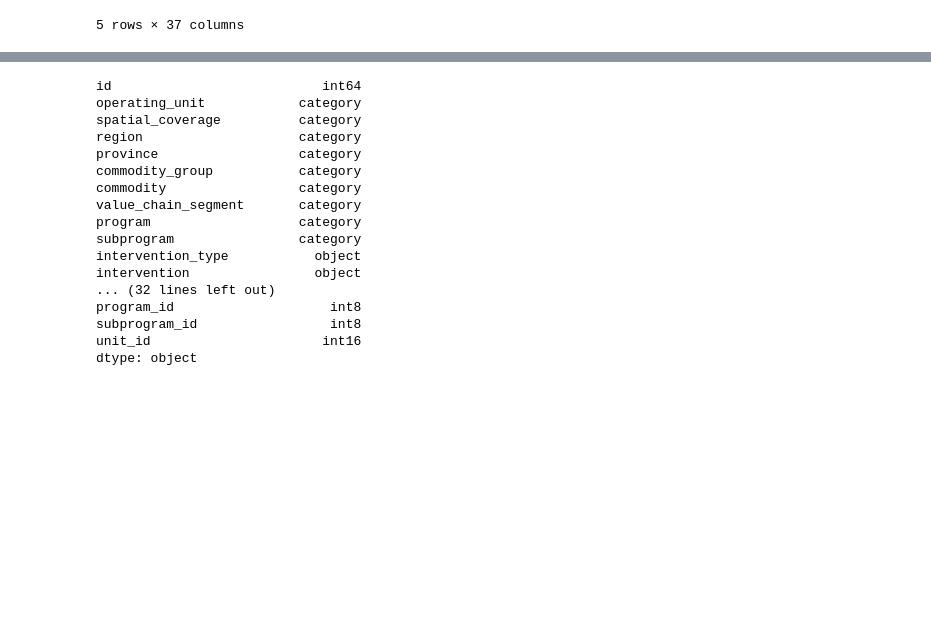
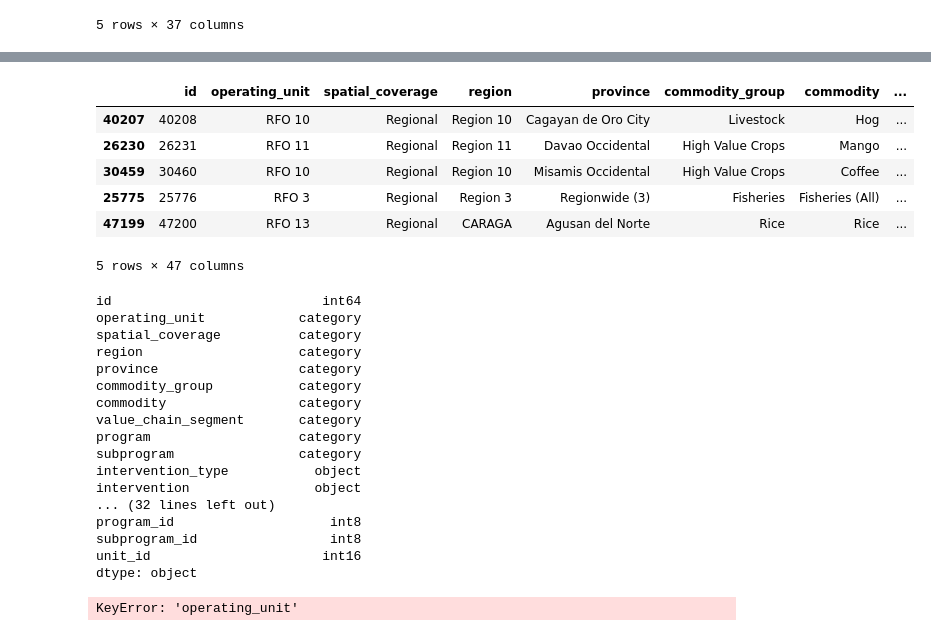
Before and after one commit to mlab817/notebooks, a Jupyter notebook: export_to_csv.ipynb, the cells around one changed output, grey strips where cells are left out. Cells and saved outputs as stored; diff of their text form; code cells hidden in the pictures; blank space fills up the shorter version.

```diff
--- a/export_to_csv.ipynb
+++ b/export_to_csv.ipynb
@@ -64,22 +77,36 @@ df.sample(5)
 5 rows × 47 columns
-# %%
-df.dtypes
-# %% [output]
-id                           int64
-operating_unit            category
-spatial_coverage          category
-region                    category
-province                  category
-commodity_group           category
-commodity                 category
-value_chain_segment       category
-program                   category
-subprogram                category
-intervention_type           object
-intervention                object
-... (32 lines left out)
-program_id                    int8
-subprogram_id                 int8
-unit_id                      int16
-dtype: object
+# %%
+# I noticed that some data seem to be missing in the investment_total and I am guessing it's because of adding some invalid raw data
+# So I changed the investment_total into sum of the investment_n columns
+df['investment_total'] = (df['investment_1'] + df['investment_2'] + df['investment_3'] + df['investment_4'] + df['investment_5'] + df['investment_6'])
+df.sample(5)
+# %% [output]
+|  | id | operating_unit | spatial_coverage | region | province | commodity_group | commodity | ... |
+| 40207 | 40208 | RFO 10 | Regional | Region 10 | Cagayan de Oro City | Livestock | Hog | ... |
+| 26230 | 26231 | RFO 11 | Regional | Region 11 | Davao Occidental | High Value Crops | Mango | ... |
+| 30459 | 30460 | RFO 10 | Regional | Region 10 | Misamis Occidental | High Value Crops | Coffee | ... |
+| 25775 | 25776 | RFO 3 | Regional | Region 3 | Regionwide (3) | Fisheries | Fisheries (All) | ... |
+| 47199 | 47200 | RFO 13 | Regional | CARAGA | Agusan del Norte | Rice | Rice | ... |
+5 rows × 47 columns
+# %%
+# check datatypes, this is not necessary but we was want to see that.
+df.dtypes
+# %% [output]
+id                           int64
+operating_unit            category
+spatial_coverage          category
+region                    category
+province                  category
+commodity_group           category
+commodity                 category
+value_chain_segment       category
+program                   category
+subprogram                category
+intervention_type           object
+intervention                object
+... (32 lines left out)
+program_id                    int8
+subprogram_id                 int8
+unit_id                      int16
+dtype: object
 # %%
@@ -101,6 +132,10 @@ csv_columns = ['id','name']
 # %%
+# define the column by enumerating the categories and casting it to dict data type
 operating_unit = dict(enumerate(df['operating_unit'].cat.categories))
+# call the writeToCsv column
 writeToCsv('operating_unit.csv',csv_columns,operating_unit)
+# %% [output]
+KeyError: 'operating_unit'
 # %%
 program = dict(enumerate(df['program'].cat.categories))
 writeToCsv('program.csv',csv_columns,program)
```
Also changed, not shown: parts of 15 cells of this notebook, 3 other files.
